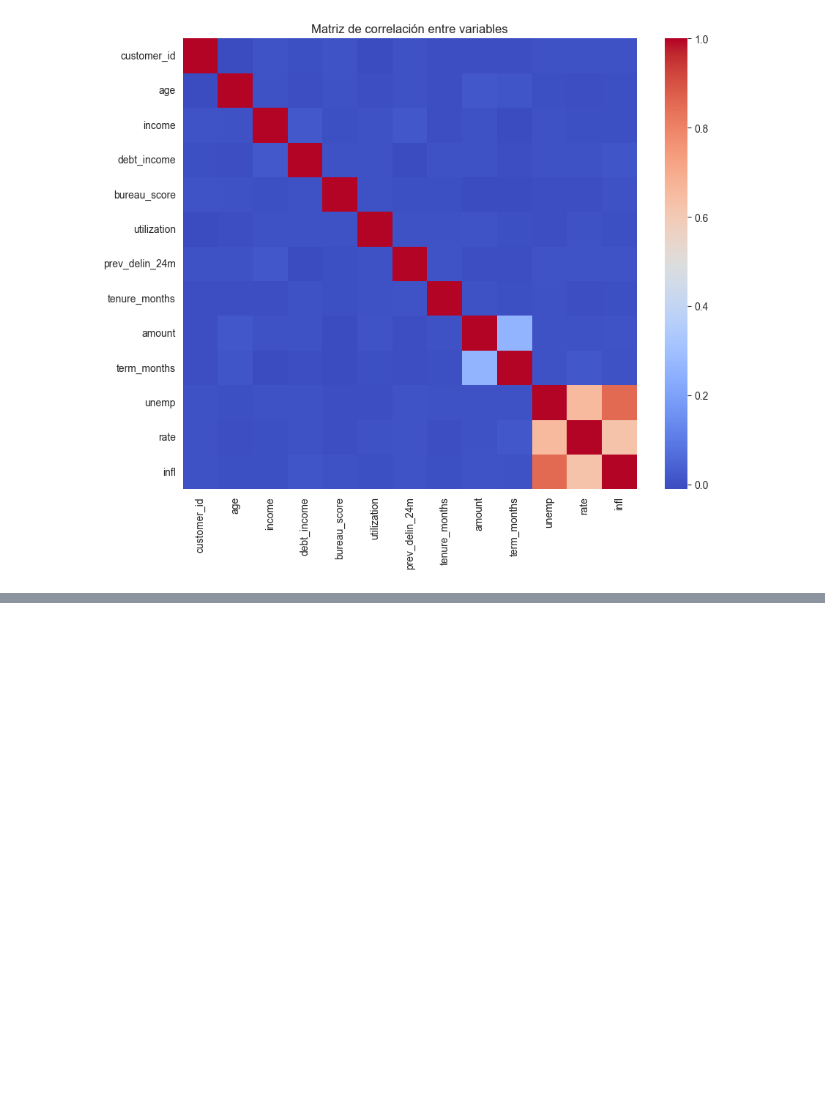
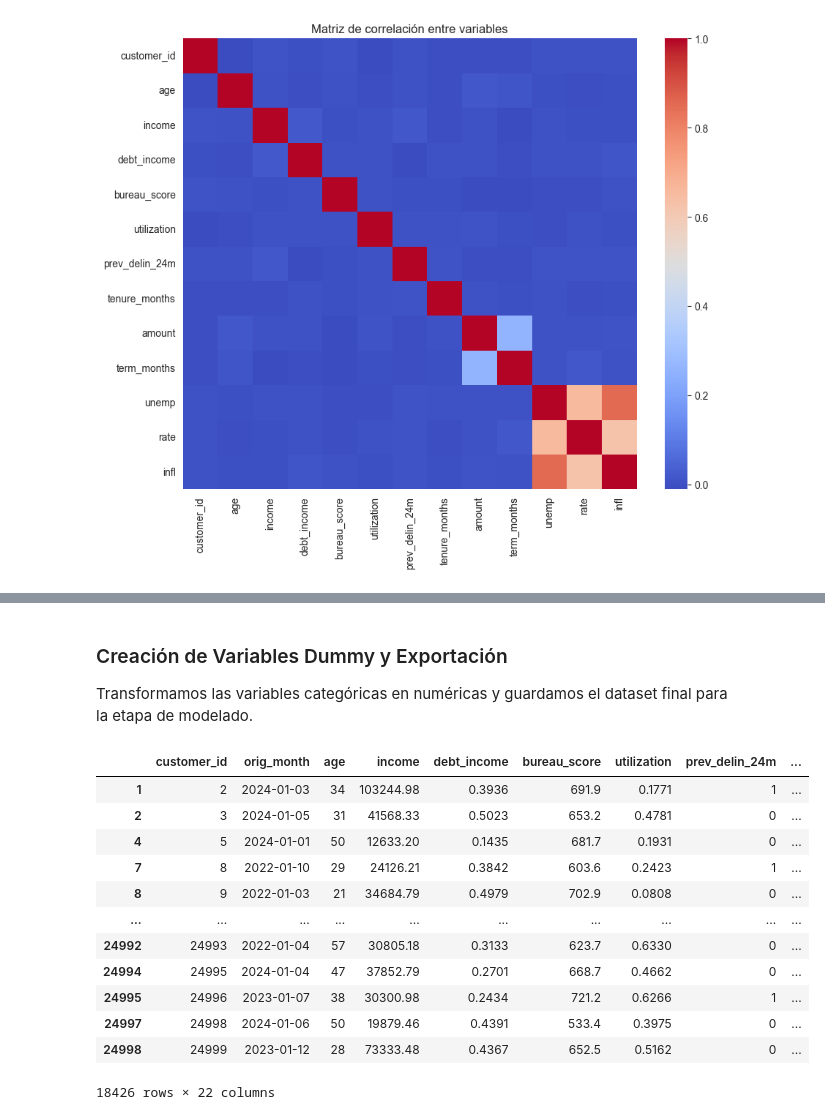
Before and after one commit to lioact/Prueba-Monex, a Jupyter notebook: 00 EDA.ipynb, the cells around one changed output, grey strips where cells are left out. Saved outputs shown, nothing was run; the diff lists cells and outputs as text; code cells hidden in the pictures; blank space fills up the shorter version.

```diff
--- a/01 EDA.ipynb
+++ b/00 EDA.ipynb
@@ -187,0 +316,23 @@ apps
+# %% [markdown]
+### Creación de Variables Dummy y Exportación
+Transformamos las variables categóricas en numéricas y guardamos el dataset final para la etapa de modelado.
+# %%
+apps_model = pd.get_dummies(apps_filtered, columns=['product','channel','region'], drop_first=True)
+dummy_cols = apps_model.select_dtypes(include='bool').columns
+apps_model[dummy_cols] = apps_model[dummy_cols].astype(int)
+
+apps_model
+# %% [output]
+|  | customer_id | orig_month | age | income | debt_income | bureau_score | utilization | prev_delin_24m | ... |
+| 1 | 2 | 2024-01-03 | 34 | 103244.98 | 0.3936 | 691.9 | 0.1771 | 1 | ... |
+| 2 | 3 | 2024-01-05 | 31 | 41568.33 | 0.5023 | 653.2 | 0.4781 | 0 | ... |
+| 4 | 5 | 2024-01-01 | 50 | 12633.20 | 0.1435 | 681.7 | 0.1931 | 0 | ... |
+| 7 | 8 | 2022-01-10 | 29 | 24126.21 | 0.3842 | 603.6 | 0.2423 | 1 | ... |
+| 8 | 9 | 2022-01-03 | 21 | 34684.79 | 0.4979 | 702.9 | 0.0808 | 0 | ... |
+| ... | ... | ... | ... | ... | ... | ... | ... | ... | ... |
+| 24992 | 24993 | 2022-01-04 | 57 | 30805.18 | 0.3133 | 623.7 | 0.6330 | 0 | ... |
+| 24994 | 24995 | 2024-01-04 | 47 | 37852.79 | 0.2701 | 668.7 | 0.4662 | 0 | ... |
+| 24995 | 24996 | 2023-01-07 | 38 | 30300.98 | 0.2434 | 721.2 | 0.6266 | 1 | ... |
+| 24997 | 24998 | 2024-01-06 | 50 | 19879.46 | 0.4391 | 533.4 | 0.3975 | 0 | ... |
+| 24998 | 24999 | 2023-01-12 | 28 | 73333.48 | 0.4367 | 652.5 | 0.5162 | 0 | ... |
+18426 rows × 22 columns
```
Also changed, not shown: parts of 36 cells of this notebook, 10 other files.
